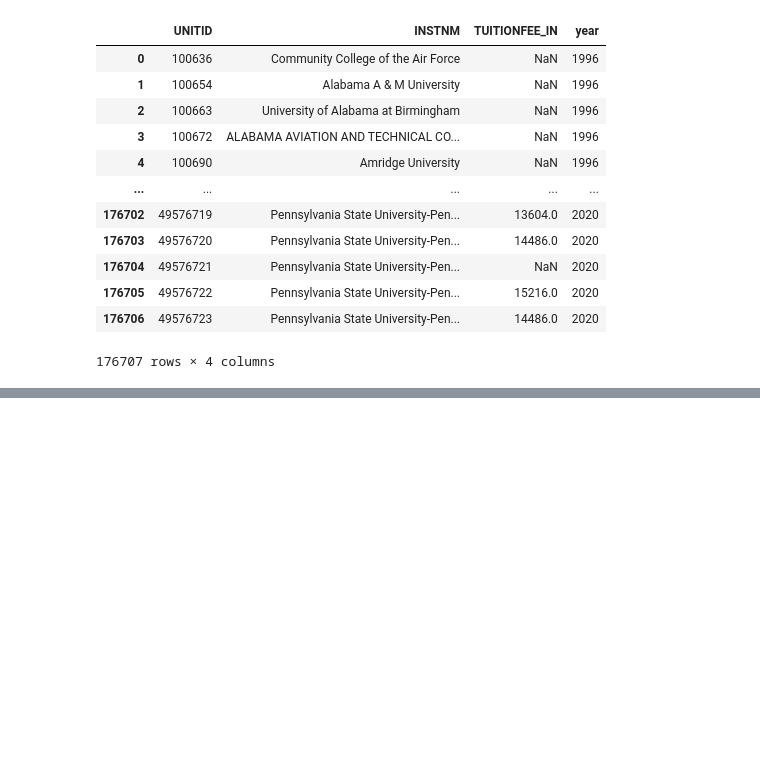
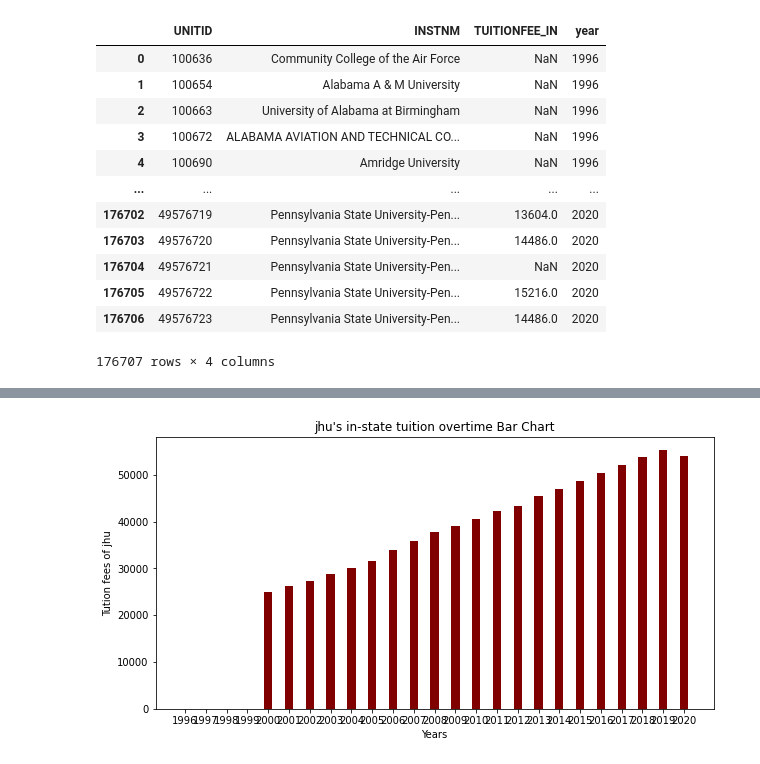
Before and after one commit to Ishani-Patel/data690_fall2022, a Jupyter notebook: assignment_06/assignment_06.ipynb, the cells around one changed output, grey strips where cells are left out. Saved outputs shown, nothing was run; the diff lists cells and outputs as text; code cells hidden in the pictures; blank space fills up the shorter version.

```diff
--- a/assignment_06/assignment_06.ipynb
+++ b/assignment_06/assignment_06.ipynb
@@ -473,0 +496,15 @@ for i in range(len(tutionfee_list)):<br>
+# %%
+df_jhu=df_all[df_all["INSTNM"].str.contains("Johns Hopkins University")]
+# %%
+year_xaxis_jhu=df_jhu.year.values.tolist()
+yaxis_jhu=df_jhu.TUITIONFEE_IN.values.tolist()
+# %%
+fig = plt.figure(figsize = (10, 5))
+plt.bar(year_xaxis_jhu, yaxis_jhu, color ='maroon',
+        width = 0.4)
+plt.xlabel("Years")
+plt.ylabel("Tution fees of jhu")
+plt.title("jhu's in-state tuition overtime Bar Chart")
+plt.show()
+# %% [output]
+[figure, added]
```
Also changed, not shown: parts of 28 cells of this notebook.
